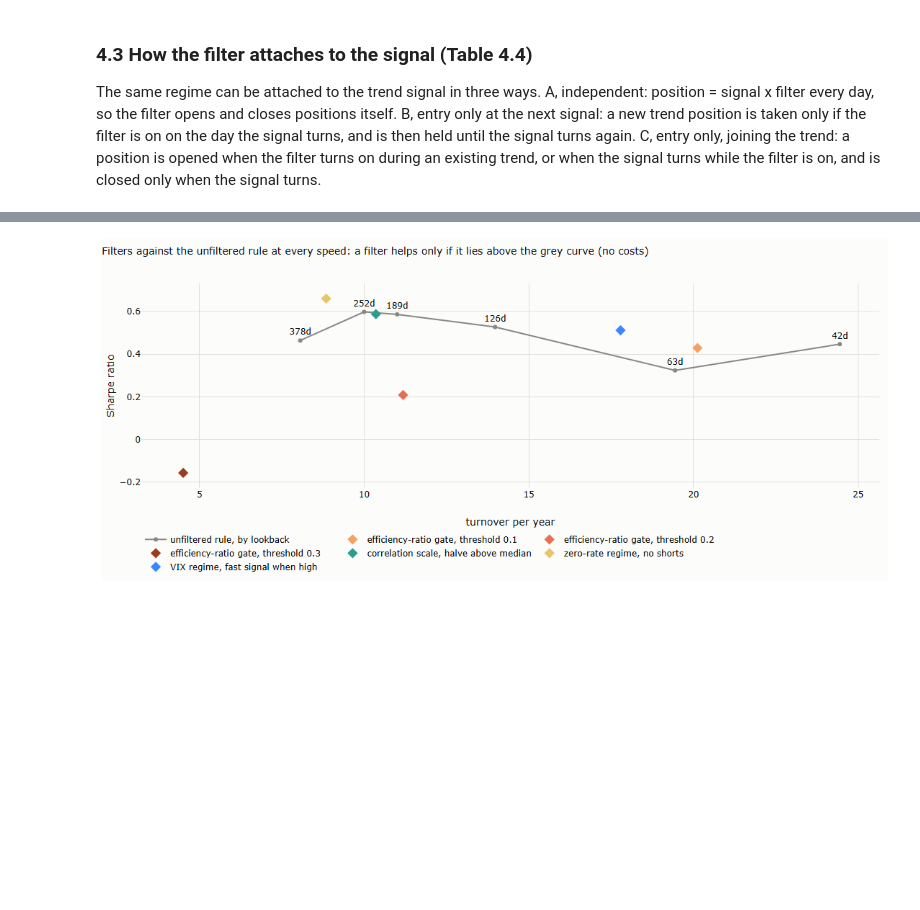
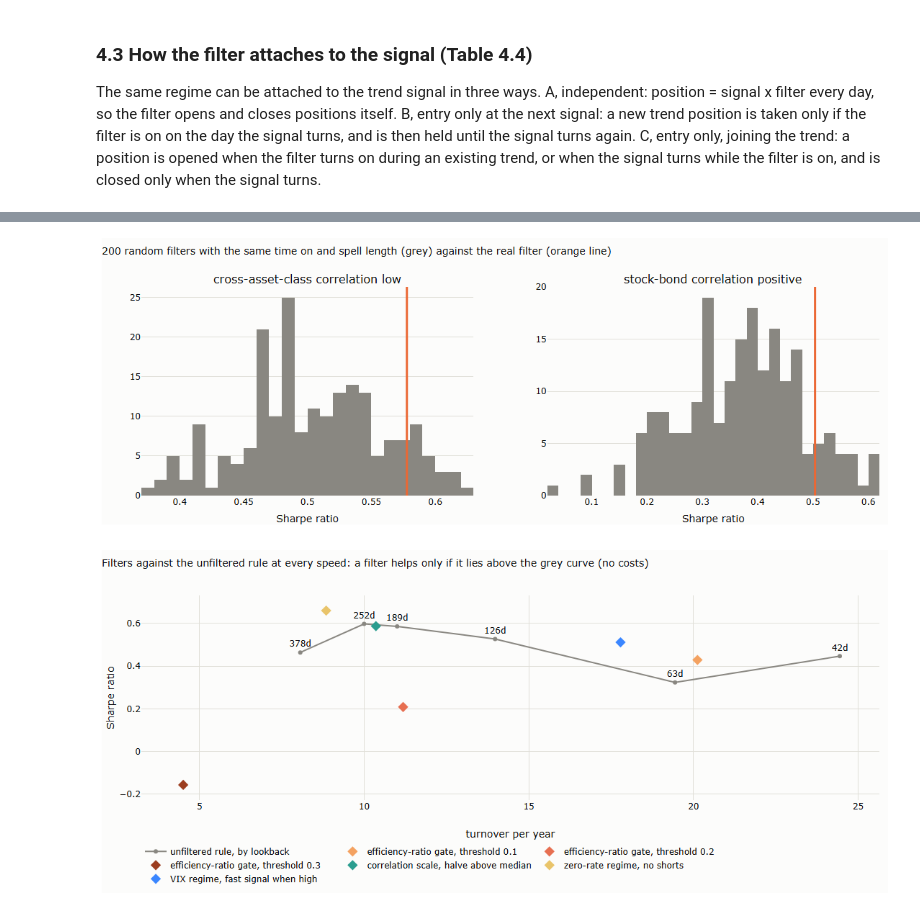
Before and after one commit to MaxGnesi/systematic-trading-notes, a Jupyter notebook: lectures/08-filters-and-overlays/08_filters_and_overlays.ipynb, the cells around one changed output, grey strips where cells are left out. Cells and saved outputs as stored; diff of their text form; code cells hidden in the pictures; blank space fills up the shorter version.

```diff
--- a/lectures/08-filters-and-overlays/08_filters_and_overlays.ipynb
+++ b/lectures/08-filters-and-overlays/08_filters_and_overlays.ipynb
@@ -303,3 +504,16 @@ display(attach_table[["time in market", "turnover per year", "Sharpe, no costs",
+# %%
+# chart G.6: the random-filter benchmark
+fig = make_subplots(rows=1, cols=2, subplot_titles=list(rand_dist))
+for j, (name, sims) in enumerate(rand_dist.items(), start=1):
+    fig.add_histogram(x=sims, nbinsx=30, marker_color=MUTED, showlegend=False, row=1, col=j)
+    fig.add_vline(x=rand_rows[name]["real filter Sharpe"], line=dict(color=SERIES[1], width=3), row=1, col=j)
+fig.update_layout(title="200 random filters with the same time on and spell length (grey) against the real filter (orange line)",
+                  height=420, width=1100, margin=dict(t=90))
+fig.update_xaxes(title_text="Sharpe ratio")
+save_figure(fig, "08_06_random_filter", FIG)
+fig
+# %% [output]
+[figure, added]
 # %%
 fig = go.Figure()
 fig.add_scatter(x=cs["turnover per year"], y=cs["Sharpe, no costs"], mode="lines+markers+text", name="unfiltered rule, by lookback",
```
Also changed, not shown: parts of 9 cells of this notebook, 5 other files.
